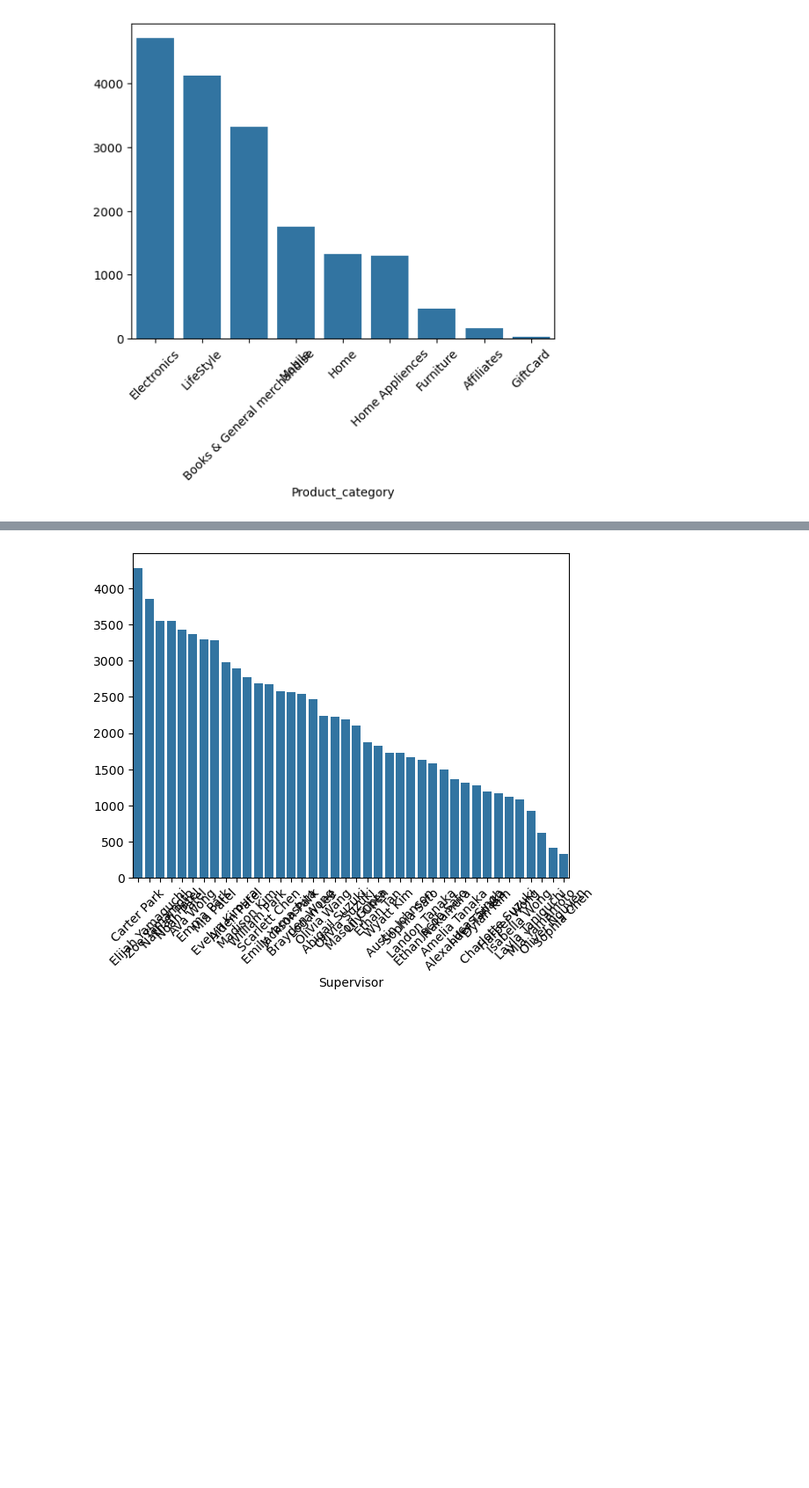
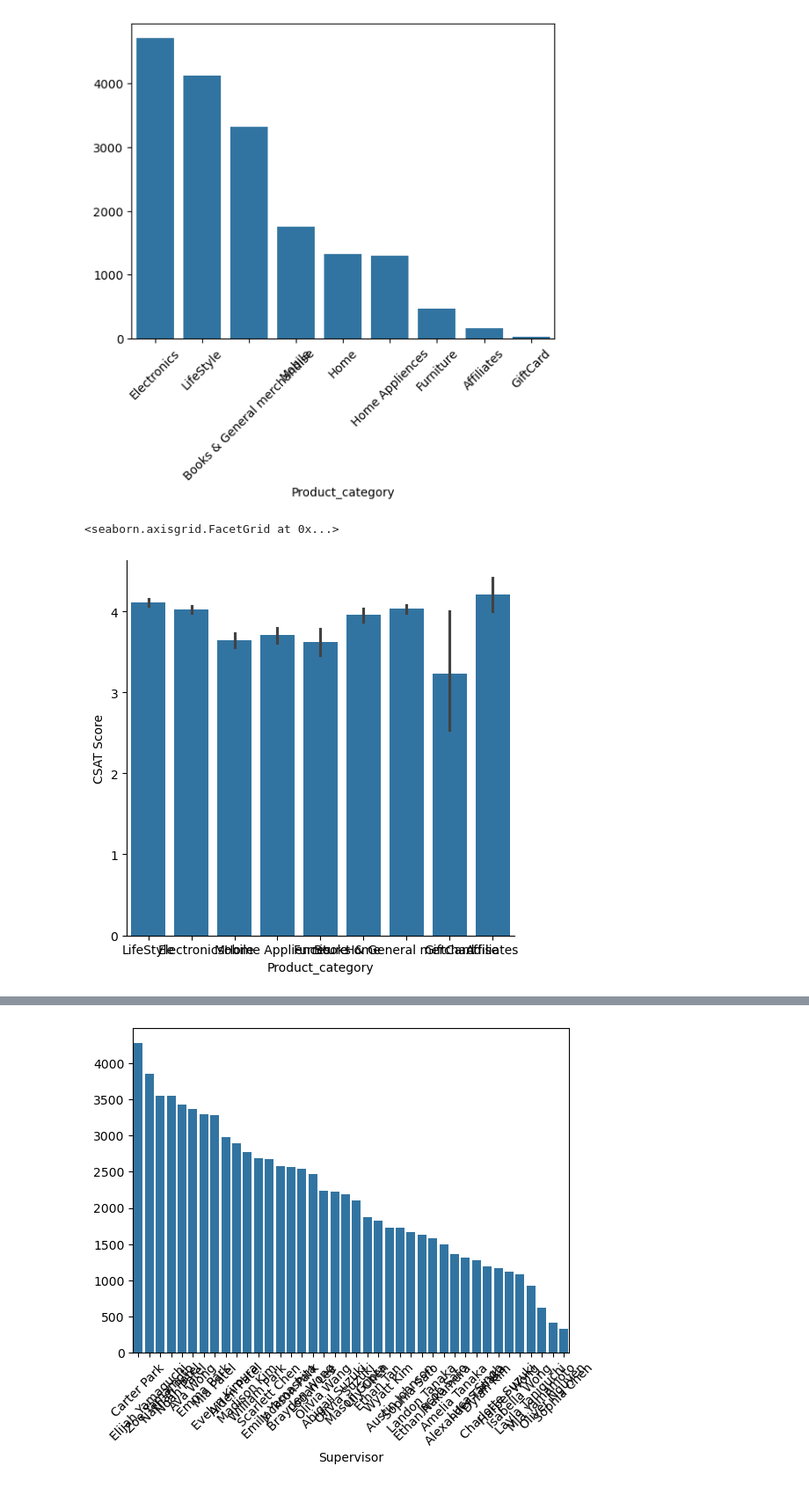
Before and after one commit to Slofya/mlkurs, a Jupyter notebook: ml53.ipynb, the cells around one changed output, grey strips where cells are left out. Shown: that part at 88% size. Saved outputs shown, nothing was run; the diff lists cells and outputs as text; code cells hidden in the pictures; blank space fills up the shorter version.

```diff
--- a/ml53.ipynb
+++ b/ml53.ipynb
@@ -200,4 +219,9 @@ plt.xticks(rotation=45)
 plt.show()
 # %% [output]
 [figure]
+# %%
+sns.catplot(data=CS_data, x="Product_category", y="CSAT Score", kind="bar")
+# %% [output]
+<seaborn.axisgrid.FacetGrid at 0x...>
+[figure, added]
 # %%
```
Also changed, not shown: parts of 9 cells of this notebook, 2 other files.
